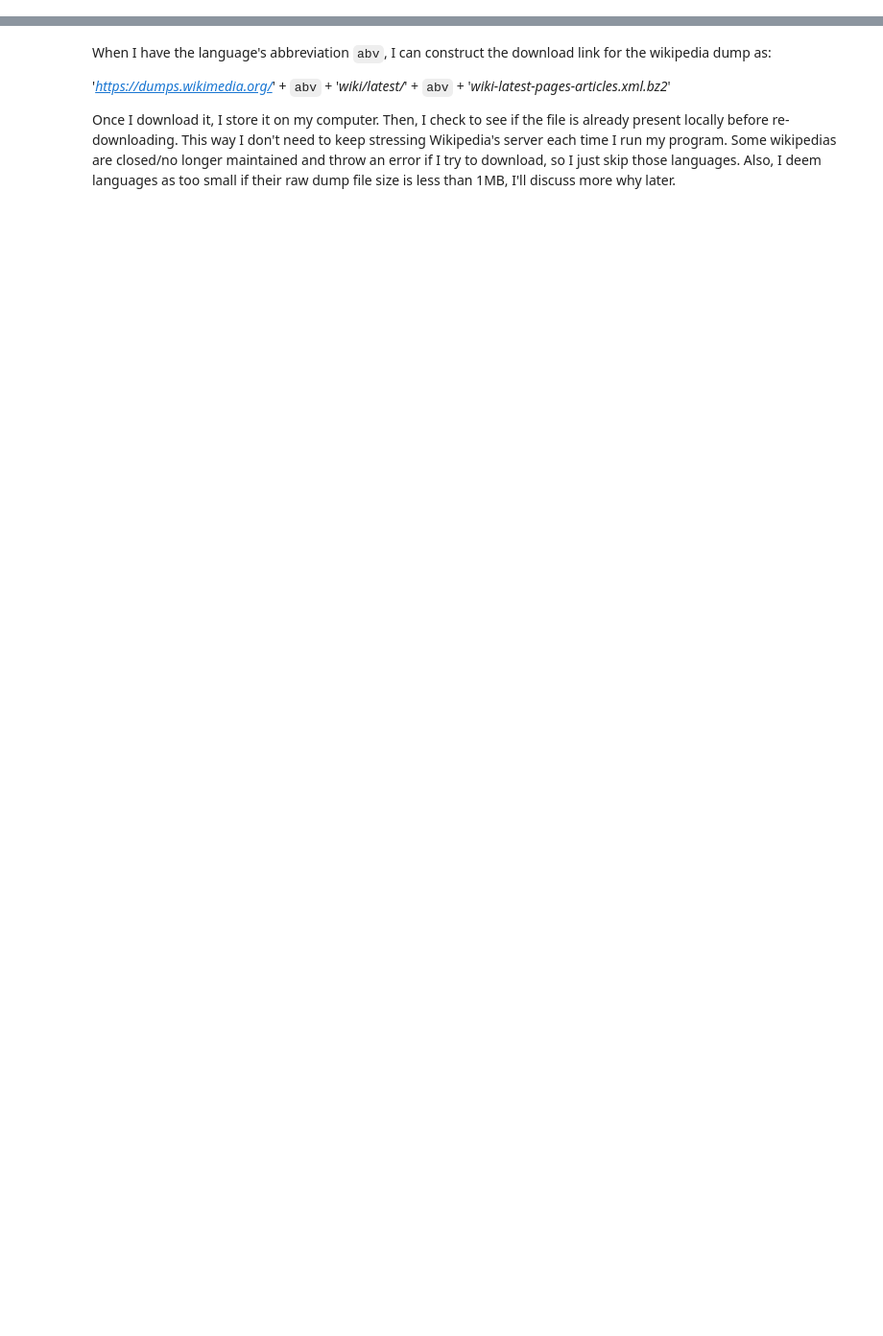
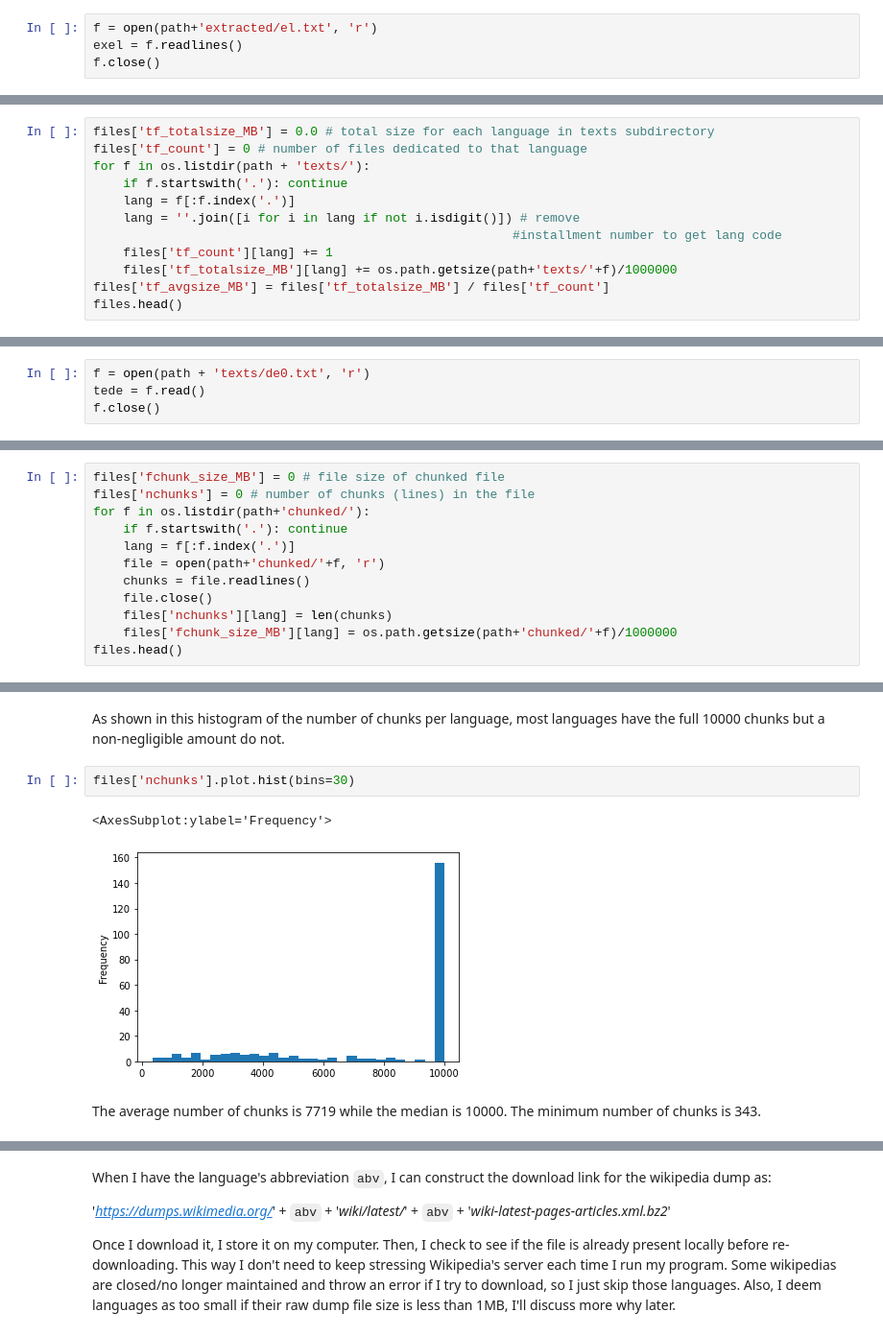
Before and after one commit to Data-Science-for-Linguists-2021/languageID-relatedconfusion, a Jupyter notebook: data-explanation.ipynb, the cells around one changed output, grey strips where cells are left out. Shown: that part at 96% size. Saved outputs shown, nothing was run; the diff lists cells and outputs as text; blank space fills up the shorter version.

```diff
--- a/data-explanation.ipynb
+++ b/data-explanation.ipynb
@@ -7,0 +62,4 @@ import wikipedia # gets list of all languages on wikipedia
+# %%
+f = open(path+'extracted/el.txt', 'r')
+exel = f.readlines()
+f.close()
@@ -7,0 +87,12 @@ import wikipedia # gets list of all languages on wikipedia
+# %%
+files['tf_totalsize_MB'] = 0.0 # total size for each language in texts subdirectory
+files['tf_count'] = 0 # number of files dedicated to that language
+for f in os.listdir(path + 'texts/'):
+    if f.startswith('.'): continue
+    lang = f[:f.index('.')]
+    lang = ''.join([i for i in lang if not i.isdigit()]) # remove
+                                                        #installment number to get lang code
+    files['tf_count'][lang] += 1
+    files['tf_totalsize_MB'][lang] += os.path.getsize(path+'texts/'+f)/1000000
+files['tf_avgsize_MB'] = files['tf_totalsize_MB'] / files['tf_count']
+files.head()
@@ -7,0 +144,4 @@ import wikipedia # gets list of all languages on wikipedia
+# %%
+f = open(path + 'texts/de0.txt', 'r')
+tede = f.read()
+f.close()
@@ -7,0 +167,12 @@ import wikipedia # gets list of all languages on wikipedia
+# %%
+files['fchunk_size_MB'] = 0 # file size of chunked file
+files['nchunks'] = 0 # number of chunks (lines) in the file
+for f in os.listdir(path+'chunked/'):
+    if f.startswith('.'): continue
+    lang = f[:f.index('.')]
+    file = open(path+'chunked/'+f, 'r')
+    chunks = file.readlines()
+    file.close()
+    files['nchunks'][lang] = len(chunks)
+    files['fchunk_size_MB'][lang] = os.path.getsize(path+'chunked/'+f)/1000000
+files.head()
@@ -7,0 +195,9 @@ import wikipedia # gets list of all languages on wikipedia
+# %% [markdown]
+As shown in this histogram of the number of chunks per language, most languages have the full 10000 chunks but a non-negligible amount do not.
+# %%
+files['nchunks'].plot.hist(bins=30)
+# %% [output]
+<AxesSubplot:ylabel='Frequency'>
+[figure, added]
+# %% [markdown]
+The average number of chunks is 7719 while the median is 10000. The minimum number of chunks is 343.
```
Also changed, not shown: parts of 81 cells of this notebook, 10 other files.
